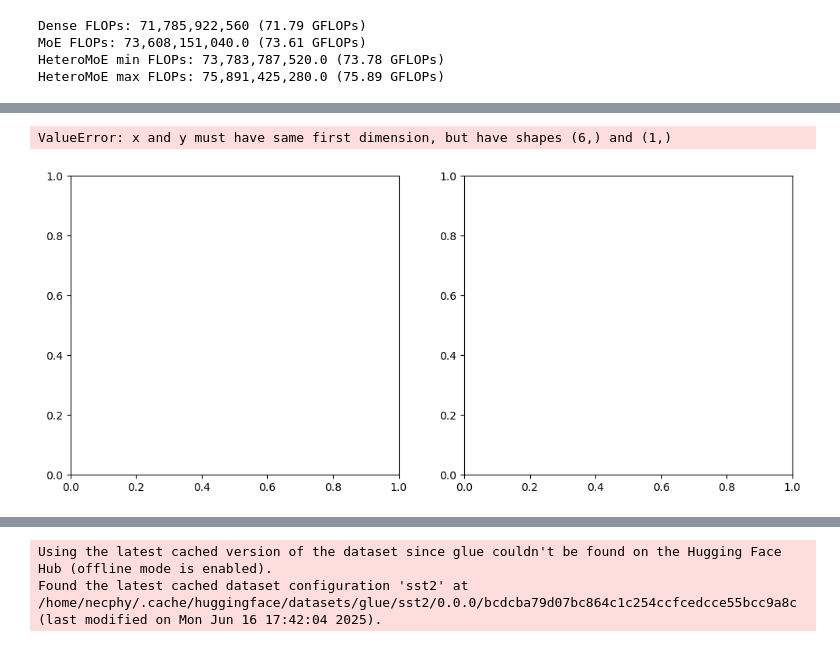
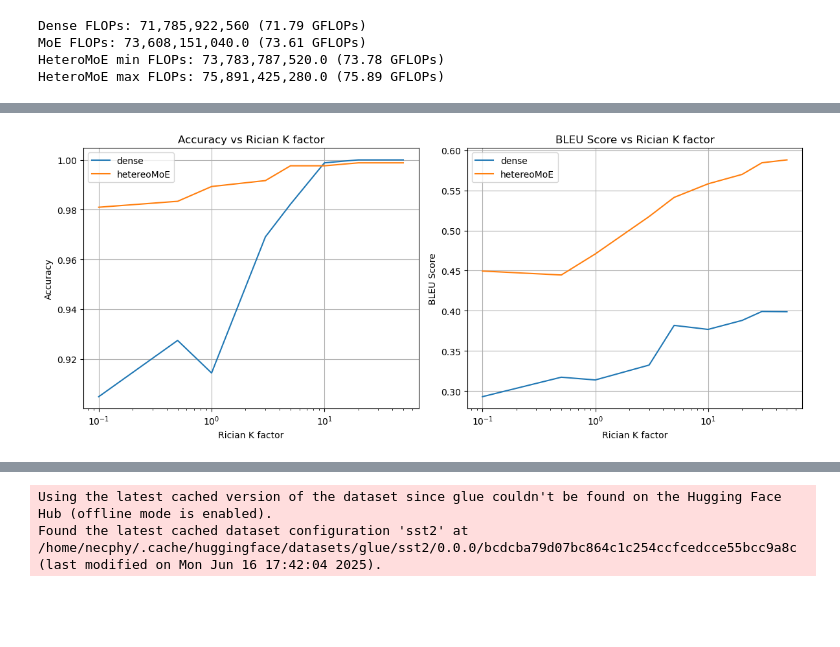
Before and after one commit to duchoang06/moe_semcom, a Jupyter notebook: visualize_2.ipynb, the cells around one changed output, grey strips where cells are left out. Drawn from its saved outputs; the diff is of its cells as text; code cells hidden in the pictures; blank space fills up the shorter version.

```diff
--- a/visualize_2.ipynb
+++ b/visualize_2.ipynb
@@ -418,45 +402,45 @@ from utils import collate_fn, SST2Dataset, fix_seed
 
 # Setup
 tokenizer = BertTokenizer.from_pretrained('bert-base-uncased')
-fix_seed(2006) # 2036
+# fix_seed(2006) # 2036
 device = torch.device("cuda" if torch.cuda.is_available() else "cpu")
 
 # Load models
-model_moe = MoE_SemCom(num_tasks=2, embed_dim=380, task_dim=16, num_experts=8, transmit_dim=128, num_encd_layer=4).to(device) # currently 4 should be 6
+# model_moe = MoE_SemCom(num_tasks=2, embed_dim=380, task_dim=16, num_experts=8, transmit_dim=128, num_encd_layer=4).to(device) # currently 4 should be 6
 
-model_dense = Transformer_SemCom(num_tasks=2, embed_dim=380, task_dim=16, transmit_dim=128, num_encd_layer=4).to(device)
+model_dense = Transformer_SemCom(num_tasks=2, embed_dim=632, task_dim=8, num_encd_layer=6, transmit_dim=128, num_heads=8).to(device)
 
-model_hetereo = HetereoMoE_SemCom(num_tasks=2, embed_dim=380, task_dim=16, num_experts=8, size_distribution='arithmetic', transmit_dim=128, num_encd_layer=4).to(device)  # NEW
+model_hetereo = HetereoMoE_SemCom(num_tasks=2, embed_dim=632, task_dim=8, num_experts=12, size_distribution='arithmetic', transmit_dim=128, num_encd_layer=6, num_heads=8).to(device)
 
-model_moe.load_state_dict(torch.load("checkpoints/MoE_decoder_20250601_154918.pt"))
-model_dense.load_state_dict(torch.load("checkpoints/Dense_decoder_20250601_064415.pt"))
-model_hetereo.load_state_dict(torch.load("checkpoints/HetereoMoE_decoder_20250531_103102.pt"))  # NEW
+# model_moe.load_state_dict(torch.load("checkpoints/MoE_decoder_20250601_154918.pt"))
+model_dense.load_state_dict(torch.load("checkpoints/Dense_sizeL_6_1_8_632_20250619_144534.pt", weights_only=True))
+model_hetereo.load_state_dict(torch.load("checkpoints/HMoE_sizeL_6_12_8_632_20250622_101333.pt", weights_only=True))
 
-model_moe.eval()
 model_dense.eval()
 model_hetereo.eval()
 
 # Load data
 dataset = load_dataset("glue", "sst2", cache_dir='/home/necphy/.cache/huggingface/datasets')
+
 # test_dataset = SST2Dataset(dataset['validation'])
 # test_dataset = SST2Dataset(dataset['train'])
 # test_loader = DataLoader(test_dataset, batch_size=64, shuffle=False, collate_fn=collate_fn)
 
 full_train_dataset = dataset['train']
-subset_indices = random.sample(range(len(full_train_dataset)), len(full_train_dataset) // 20)
+subset_indices = random.sample(range(len(full_train_dataset)), len(full_train_dataset) // 80)
 small_train_dataset = full_train_dataset.select(subset_indices)
 test_dataset = SST2Dataset(small_train_dataset)
 test_loader = DataLoader(test_dataset, batch_size=128, shuffle=True, collate_fn=collate_fn)
 
 
-snr_range = np.array([6])
+snr_range = np.array([12.0])
 # fading_range = ['none', 'rayleigh', 'rician']
-k_rician_range = np.array([1, 2, 4, 10, 20, 100]) # linear scale
+k_rician_range = np.array([0.1, 0.5, 1, 3, 5, 10, 20, 30, 50]) # linear scale
 
 # Results dicts
 results = {
     'dense': {'accuracy': {k: [] for k in k_rician_range}, 'bleu': {k: [] for k in k_rician_range}},
-    'moe': {'accuracy': {k: [] for k in k_rician_range}, 'bleu': {k: [] for k in k_rician_range}},
+    # 'moe': {'accuracy': {k: [] for k in k_rician_range}, 'bleu': {k: [] for k in k_rician_range}},
     'hetereoMoE': {'accuracy': {k: [] for k in k_rician_range}, 'bleu': {k: [] for k in k_rician_range}},  # NEW
 }
 
@@ -466,7 +450,7 @@ for snr in snr_range:
         metrics = {arch: {'correct': 0, 'total': 0, 'bleu_scores': []} for arch in results.keys()}
 
         for texts, labels in test_loader:
-            for arch_name, model in [('dense', model_dense), ('moe', model_moe), ('hetereoMoE', model_hetereo)]:
+            for arch_name, model in [('dense', model_dense), ('hetereoMoE', model_hetereo)]:
                 for task in [0, 1]:
                     with torch.no_grad():
                         if arch_name == 'dense':
@@ -481,10 +465,12 @@ for snr in snr_range:
                             metrics[arch_name]['total'] += labels.size(0)
 
                         elif task == 1:  # Reconstruction
-                            pred_ids_batch = outputs
-                            tgt_ids_batch = input_ids[:, 1:1 + pred_ids_batch.shape[1]]
-                            pred_texts = tokenizer.batch_decode(pred_ids_batch, skip_special_tokens=True)
-                            target_texts = tokenizer.batch_decode(tgt_ids_batch, skip_special_tokens=True)
+                            pred_ids_batch = outputs.argmax(dim=-1).cpu().tolist()
+
+                            tgt_ids_batch = input_ids[:, :len(pred_ids_batch[0])].cpu().tolist()
+
+                            pred_texts = tokenizer.batch_decode(pred_ids_batch, skip_special_tokens=False)
+                            target_texts = tokenizer.batch_decode(tgt_ids_batch, skip_special_tokens=False)
                             for pred_text, target_text in zip(pred_texts, target_texts):
                                 bleu = sentence_bleu(
                                     [word_tokenize(target_text)],
@@ -502,11 +488,13 @@ for snr in snr_range:
             results[arch_name]['bleu'][k].append(bleu)
 
 # Plotting: 3 figures, one per fading
-model_types = ['dense', 'moe', 'hetereoMoE']
+model_types = ['dense', 'hetereoMoE']
 
 fig, axs = plt.subplots(1, 2, figsize=(12, 5))
 
 # Accuracy plot
+# sparse_ticks = [0, 0.5, 3, 10, 30, 50]
+
 for model in model_types:
     axs[0].plot(k_rician_range, [results[model]['accuracy'][k] for k in k_rician_range], label=model)
 axs[0].set_title(f'Accuracy vs Rician K factor')
@@ -514,6 +502,12 @@ axs[0].set_xlabel('Rician K factor')
 axs[0].set_ylabel('Accuracy')
 axs[0].legend()
 axs[0].grid(True)
+# axs[0].set_xticks(k_rician_range)
+# axs[0].set_xticklabels(k_rician_range)  # or try sparse_ticks
+axs[0].set_xscale('log')  # Use log scale for better visibility
+# axs[0].set_xticklabels(sparse_ticks, rotation=45)  # or try rotation=30 or 60
+
+
 
 # BLEU plot
 for model in model_types:
@@ -523,8 +517,15 @@ axs[1].set_xlabel('Rician K factor')
 axs[1].set_ylabel('BLEU Score')
 axs[1].legend()
 axs[1].grid(True)
+# axs[1].set_xticks(k_rician_range)
+axs[1].set_xscale('log')  # Use log scale for better visibility
+
+# axs[1].set_xticklabels(sparse_ticks, rotation=45)  # or try rotation=30 or 60
+
+
 
 plt.tight_layout()
+# plt.savefig('results/rician_k.png')
 plt.show()
 # %% [output]
 Using the latest cached version of the dataset since glue couldn't be found on the Hugging Face Hub (offline mode is enabled).
@@ -532,2 +533 @@ Found the latest cached dataset configuration 'sst2' at /home/necphy/.cache/hugg
-ValueError: x and y must have same first dimension, but have shapes (6,) and (1,)
-[figure, old version]
+[figure, new version]
```
Also changed, not shown: parts of 9 cells of this notebook, 24 other files.
